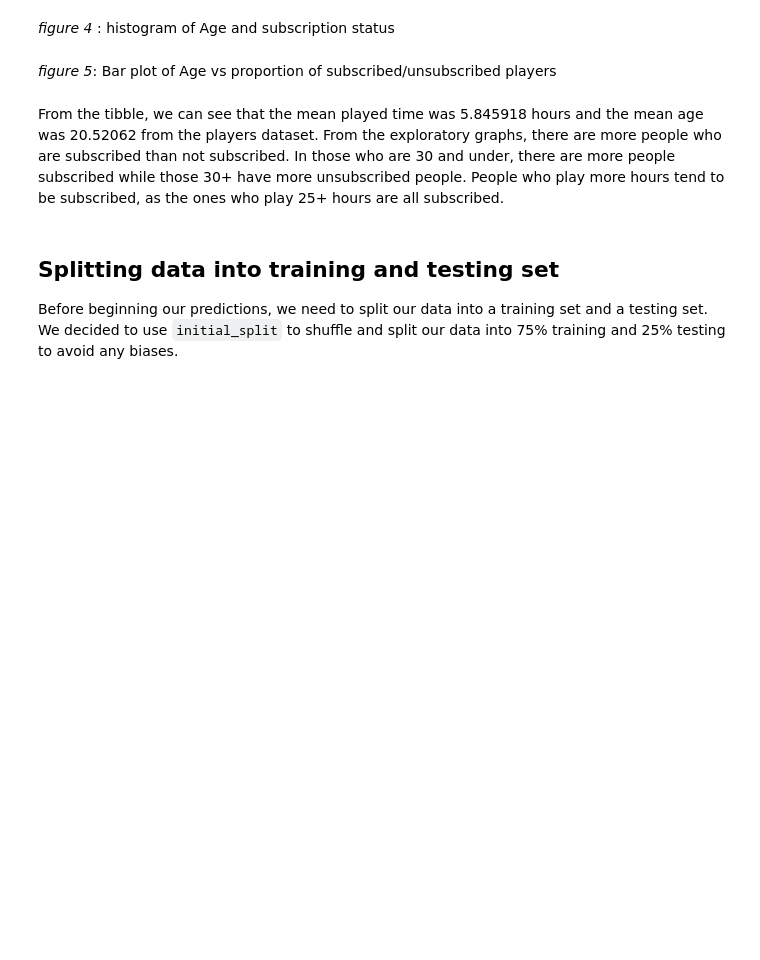
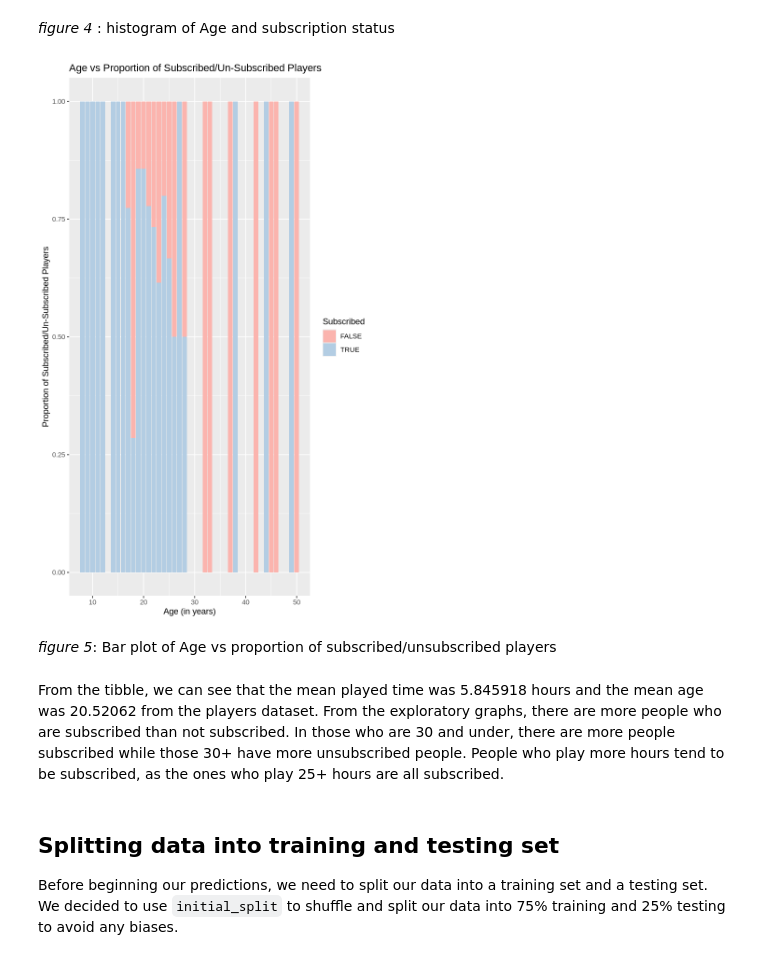
Before and after one commit to wenqin07/DSCI100-group33, a Jupyter notebook: Project_Final_Report.ipynb, the cells around one changed output. Drawn from its saved outputs; the diff is of its cells as text; code cells hidden in the pictures; blank space fills up the shorter version.

```diff
--- a/Project_Final_Report.ipynb
+++ b/Project_Final_Report.ipynb
@@ -143,15 +125,17 @@ explore3
 # %% [markdown]
 *figure 4* : histogram of Age and subscription status
 # %%
-bar_plot_age_1 <- players_train |>
+bar_plot_age_1 <- players_data_tidy |>
    ggplot(aes(x = Age, fill = subscribe)) +
    scale_fill_brewer(palette = 'Pastel1') +
    geom_bar(position = 'fill') +
    xlab("Age (in years)") +
    ylab("Proportion of Subscribed/Un-Subscribed Players") +
    labs(fill = "Subscribed") +
    ggtitle("Age vs Proportion of Subscribed/Un-Subscribed Players")
 bar_plot_age_1
+# %% [output]
+[figure, added]
 # %% [markdown]
 *figure 5*: Bar plot of Age vs proportion of subscribed/unsubscribed players
 # %% [markdown]
```
Also changed, not shown: parts of 12 cells of this notebook.
